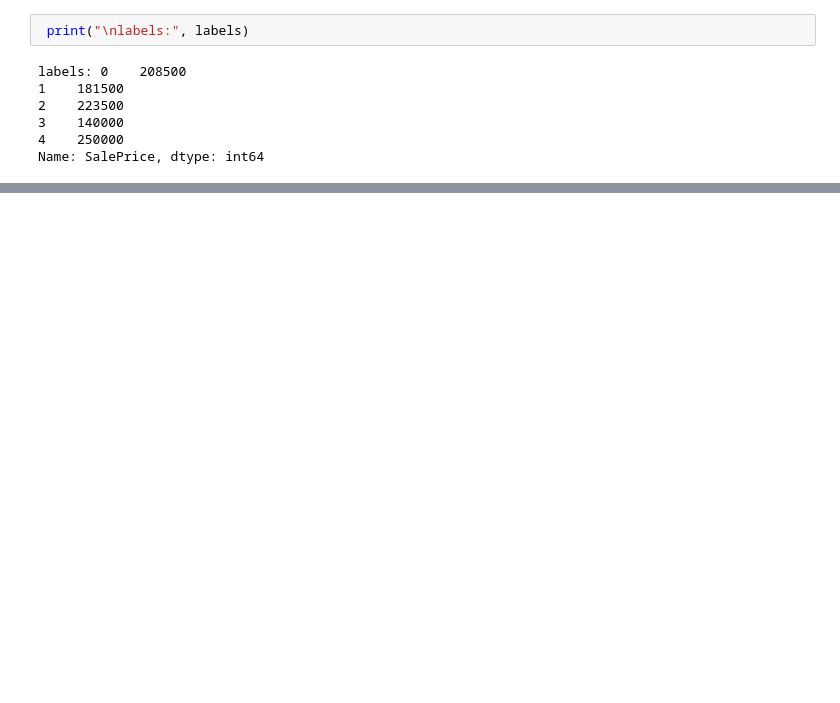
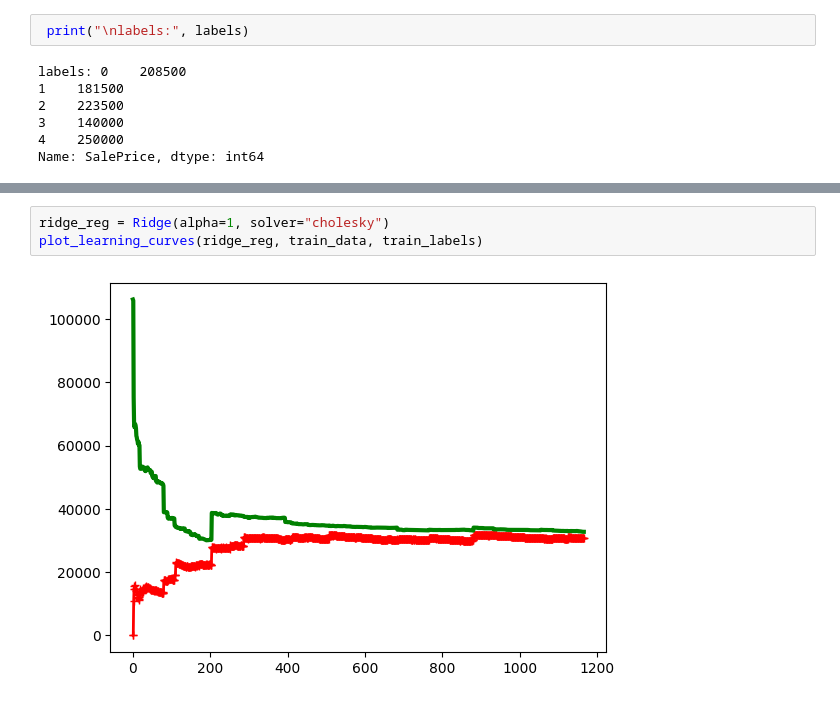
Before and after one commit to AdityaShandilyaS/datasets, a Jupyter notebook: housing_kaggle/housing_kaggle.ipynb, the cells around one changed output, grey strips where cells are left out. Drawn from its saved outputs; the diff is of its cells as text; blank space fills up the shorter version.

```diff
--- a/housing_kaggle/housing_kaggle.ipynb
+++ b/housing_kaggle/housing_kaggle.ipynb
@@ -322,0 +549,5 @@ Name: SalePrice, dtype: int64
+# %%
+ridge_reg = Ridge(alpha=1, solver="cholesky")
+plot_learning_curves(ridge_reg, train_data, train_labels)
+# %% [output]
+[figure, added]
```
Also changed, not shown: parts of 50 cells of this notebook, 15 other files.
